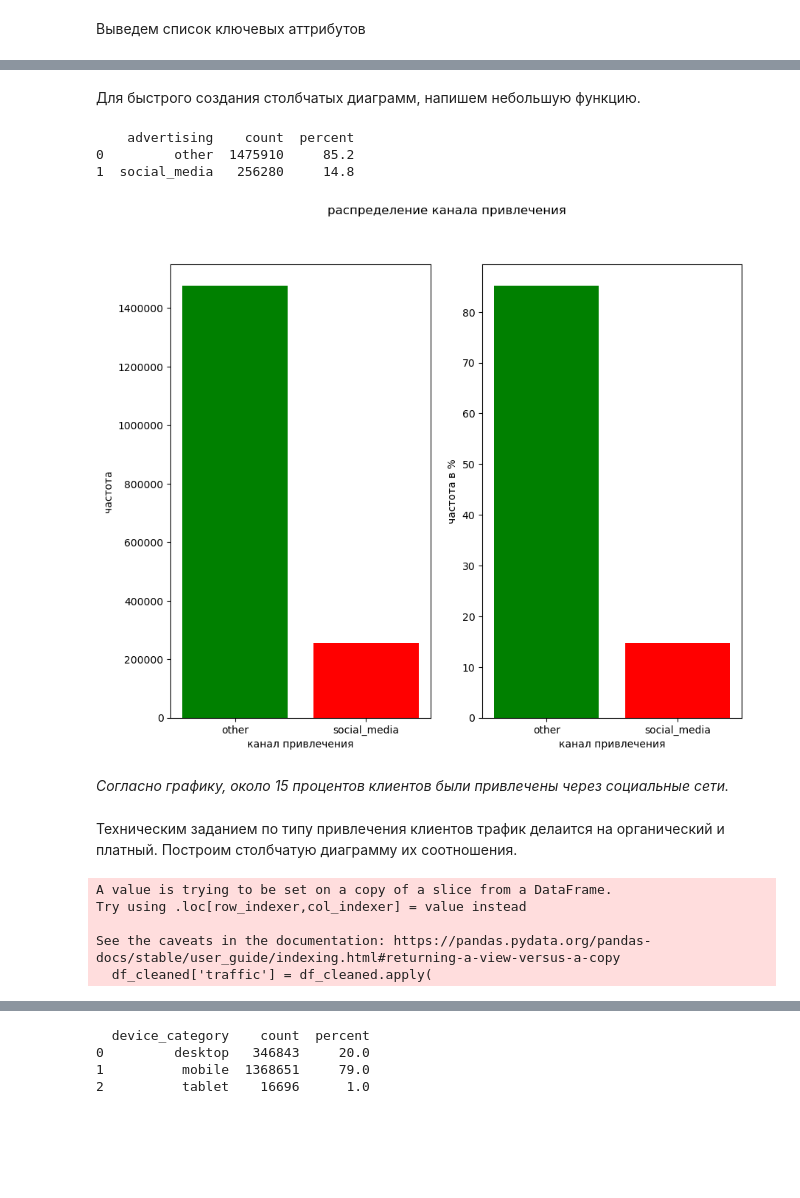
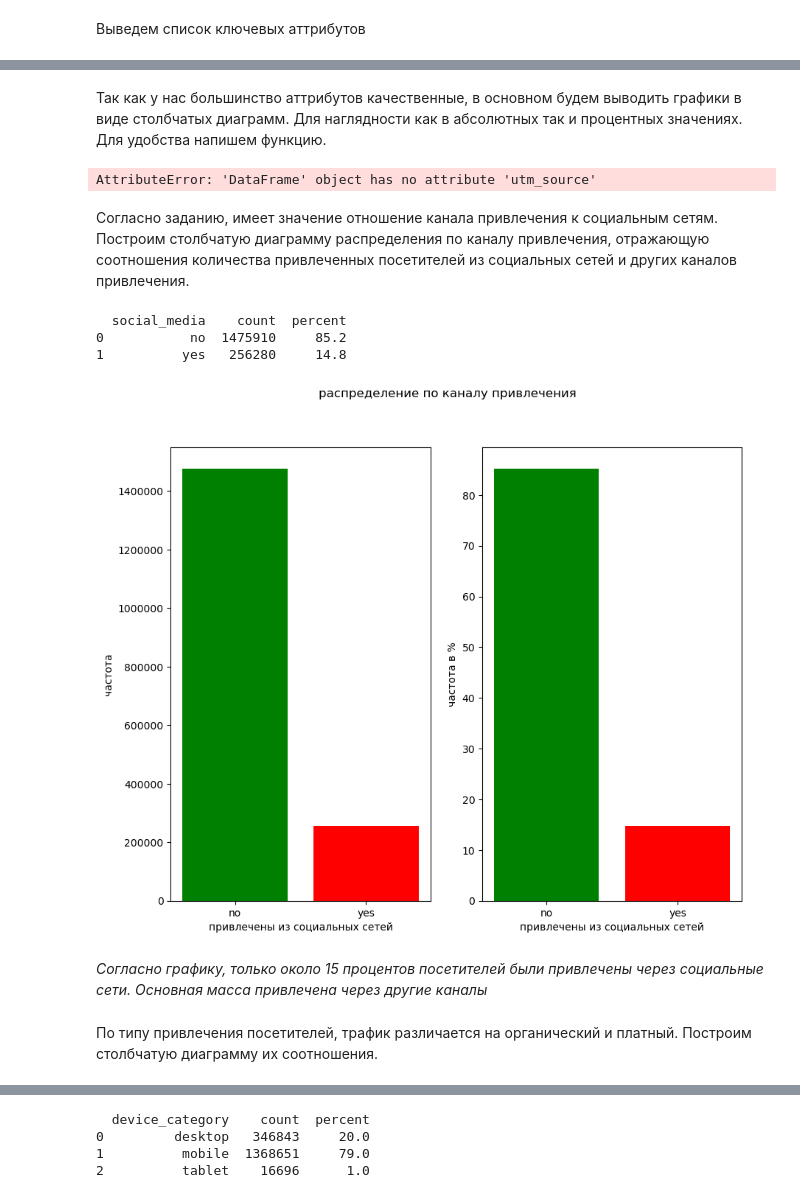
Before and after one commit to MawneIl/Portfolio, a Jupyter notebook: Diplom/Diplom.ipynb, the cells around one changed output, grey strips where cells are left out. Drawn from its saved outputs; the diff is of its cells as text; code cells hidden in the pictures; blank space fills up the shorter version.

```diff
--- a/Diplom/Diplom.ipynb
+++ b/Diplom/Diplom.ipynb
@@ -768,0 +779,3 @@ Name: visit_date, Length: 1732190, dtype: object
+# %%
+df_types['traffic'] = df_types.traffic.astype('category')
+df_types['social_media'] = df_types.social_media.astype('category')
@@ -768,0 +793,2 @@ Name: visit_date, Length: 1732190, dtype: object
+# %%
+df_types['device_category'] = df_types.device_category.astype('category')
@@ -769,5 +818,13 @@ Name: visit_date, Length: 1732190, dtype: object
+# %%
+# сохраним датафрейм
+with open(f'{path}/df_cleaned.pkl', 'wb') as file:
+    dill.dump(df_types, file)
 # %% [markdown]
 # Data visualization
+# %%
+# загрузим датафрейм
+with open(f'{path}/df_cleaned.pkl', 'rb') as file:
+    df = dill.load(file)
 # %% [markdown]
 По заданию необходимо ознакомиться с распределением ключевых атрибутов.
 Ключевыми атрибутами являются все атрибуты, типа `utm_*`, `device_*`, `geo_*`.
@@ -804,5 +848,7 @@ See the caveats in the documentation: https://pandas.pydata.org/pandas-docs/stab
-# %% [markdown]
-Для быстрого создания столбчатых диаграмм, напишем небольшую функцию.
+# %% [markdown]
+Так как у нас большинство аттрибутов качественные, в основном будем выводить графики в виде столбчатых диаграмм.
+Для наглядности как в абсолютных так и процентных значениях.
+Для удобства напишем функцию.
 # %%
 def bar_graf(df, column, xlabel, title, ylabel='частота'):
 
@@ -823,29 +869,25 @@ def bar_graf(df, column, xlabel, title, ylabel='частота'):
     ax2.set_ylabel(f'{ylabel} в %')
 
     fig.suptitle(title)
+# %%
+len(df.utm_source.unique())
+# %% [output]
+AttributeError: 'DataFrame' object has no attribute 'utm_source'
+# %% [markdown]
+Согласно заданию, имеет значение отношение канала привлечения к социальным сетям. Построим столбчатую диаграмму распределения по каналу привлечения, отражающую соотношения количества привлеченных посетителей из социальных сетей и других каналов привлечения.
 # %%
-bar_graf(df=df_cleaned,
-         column='advertising',
-         xlabel='канал привлечения',
-         title='распределение канала привлечения',
+bar_graf(df=df,
+         column='social_media',
+         xlabel='привлечены из социальных сетей',
+         title='распределение по каналу привлечения',
          ylabel='частота')
 # %% [output]
-    advertising    count  percent
-0         other  1475910     85.2
-1  social_media   256280     14.8
+  social_media    count  percent
+0           no  1475910     85.2
+1          yes   256280     14.8
-[figure, old version]
+[figure, new version]
 # %% [markdown]
-_Согласно графику, около 15 процентов клиентов были привлечены через социальные сети._
+_Согласно графику, только около 15 процентов посетителей были привлечены через социальные сети. Основная масса привлечена через другие каналы_
 # %% [markdown]
-Техническим заданием по типу привлечения клиентов трафик делаится на органический и платный.
-Построим столбчатую диаграмму их соотношения.
+По типу привлечения посетителей, трафик различается на органический и платный. Построим столбчатую диаграмму их соотношения.
-# %%
-df_cleaned['traffic'] = df_cleaned.apply(
-    lambda x: 'organic' if x.utm_medium in organic_traffic else 'paid', axis=1)
-# %% [output]
-A value is trying to be set on a copy of a slice from a DataFrame.
-Try using .loc[row_indexer,col_indexer] = value instead
-
-See the caveats in the documentation: https://pandas.pydata.org/pandas-docs/stable/user_guide/indexing.html#returning-a-view-versus-a-copy
-  df_cleaned['traffic'] = df_cleaned.apply(
 # %%
```
Also changed, not shown: parts of 120 cells of this notebook.
